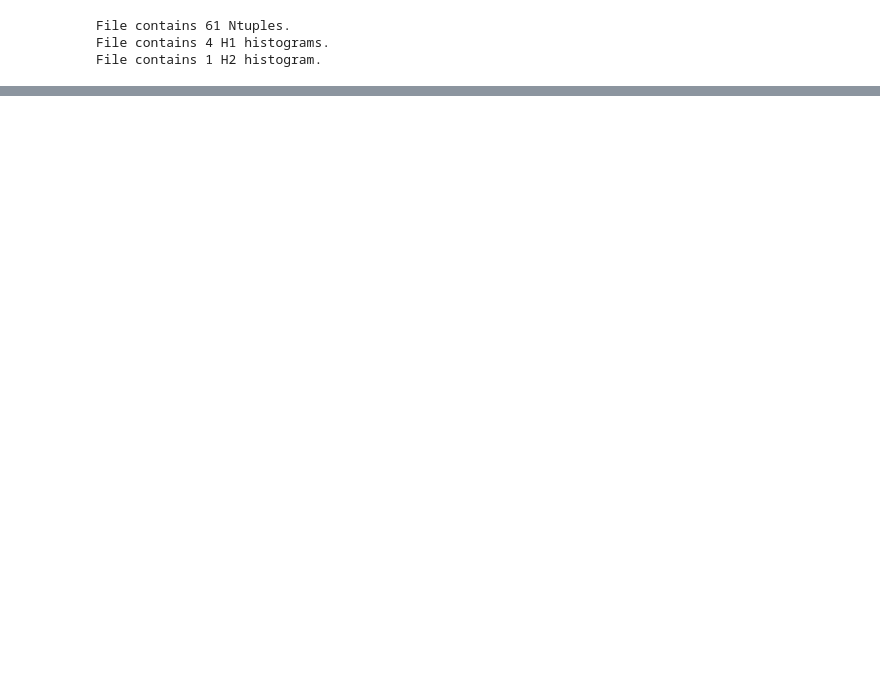
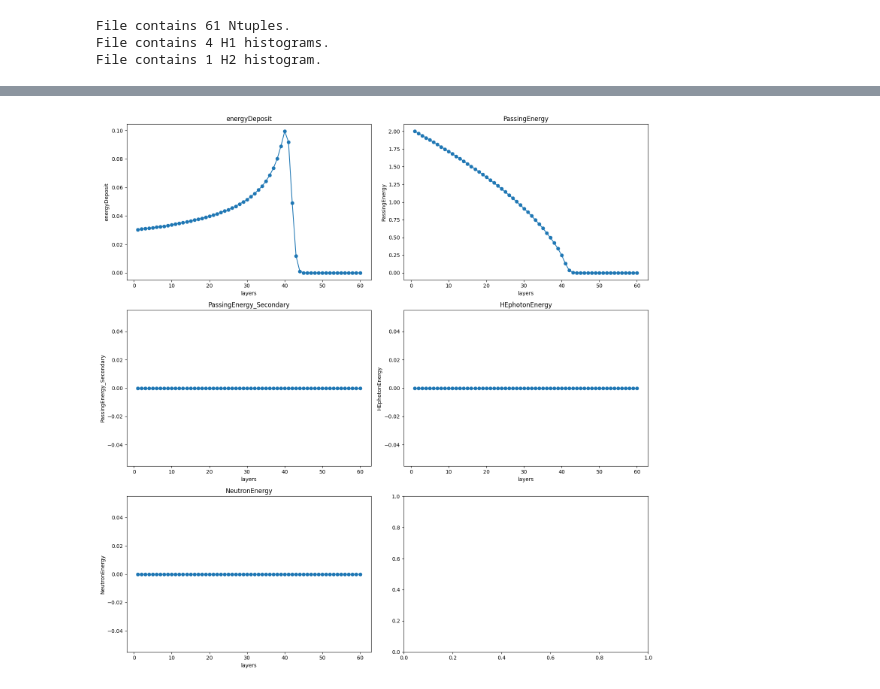
Before and after one commit to JackiMa/PMTLightCollection, a Jupyter notebook: scripts/dataTrans.ipynb, the cells around one changed output, grey strips where cells are left out. Cells and saved outputs as stored; diff of their text form; code cells hidden in the pictures; blank space fills up the shorter version.

```diff
--- a/scripts/dataTrans.ipynb
+++ b/scripts/dataTrans.ipynb
@@ -228,0 +255,21 @@ plt.show()
+# %%
+mean_data = fileName + r'/layers_mean.csv'
+df = pd.read_csv(mean_data)
+fields = df.columns[1:]
+num_fields = len(fields)
+num_rows = math.ceil(num_fields / 2)
+fig, axes = plt.subplots(num_rows, 2, figsize=(15, num_rows * 5))
+
+for i, field in enumerate(fields):
+    row = i // 2
+    col = i % 2
+    ax = axes[row, col]
+    ax.plot(df['layers'], df[field], marker='o')
+    ax.set_title(field)
+    ax.set_xlabel('layers')
+    ax.set_ylabel(field)
+
+plt.tight_layout()
+plt.show()
+# %% [output]
+[figure, added]
```
Also changed, not shown: parts of 3 cells of this notebook, 2 other files.
